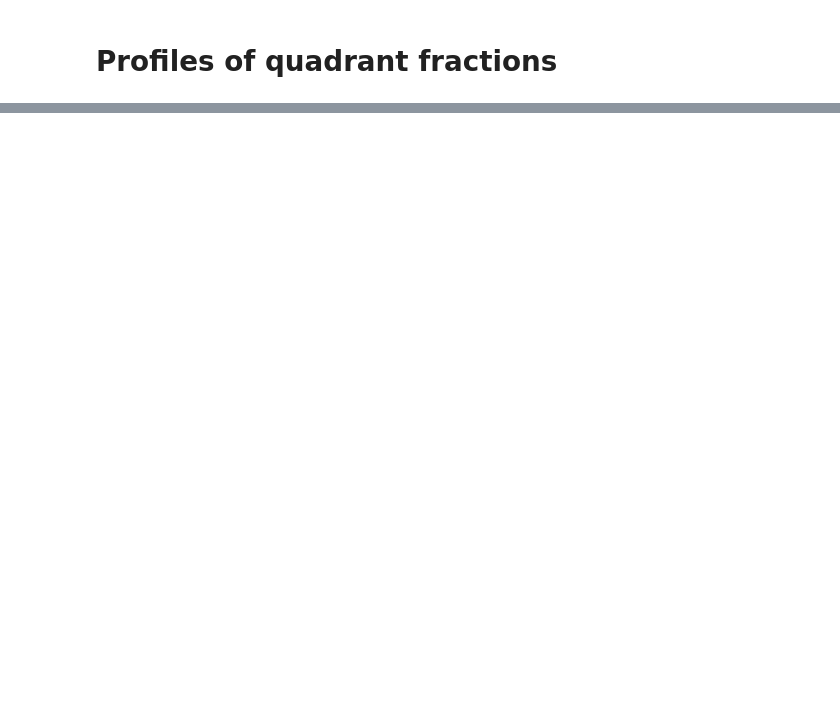
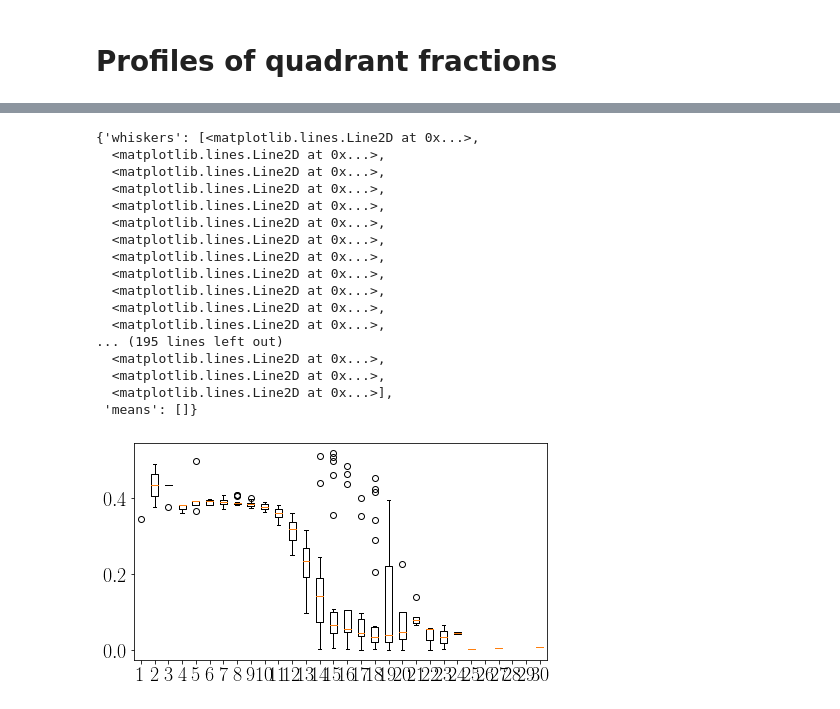
Before and after one commit to bgreene777/SBL_LES, a Jupyter notebook: ipynb/plot_quadrant.ipynb, the cells around one changed output, grey strips where cells are left out. Saved outputs shown, nothing was run; the diff lists cells and outputs as text; code cells hidden in the pictures; blank space fills up the shorter version.

```diff
--- a/ipynb/plot_quadrant.ipynb
+++ b/ipynb/plot_quadrant.ipynb
@@ -283,0 +395,8 @@ ax5[0].xaxis.set_major_locator(MultipleLocator(0.2))
+# %%
+ntot = 0
+for s in sall:
+    isbl = np.where(s.z <= s.he)[0]
+    nsbl = len(isbl)
+    ntot += nsbl
+    print(f"nsbl = {nsbl}")
+print(f"ntot = {ntot}")
@@ -283,0 +484,22 @@ ax5[0].xaxis.set_major_locator(MultipleLocator(0.2))
+# %%
+plt.subplots(1, figsize=(7.4, 4))
+plt.boxplot(Ruw_bin)
+# %% [output]
+{'whiskers': [<matplotlib.lines.Line2D at 0x...>,
+  <matplotlib.lines.Line2D at 0x...>,
+  <matplotlib.lines.Line2D at 0x...>,
+  <matplotlib.lines.Line2D at 0x...>,
+  <matplotlib.lines.Line2D at 0x...>,
+  <matplotlib.lines.Line2D at 0x...>,
+  <matplotlib.lines.Line2D at 0x...>,
+  <matplotlib.lines.Line2D at 0x...>,
+  <matplotlib.lines.Line2D at 0x...>,
+  <matplotlib.lines.Line2D at 0x...>,
+  <matplotlib.lines.Line2D at 0x...>,
+  <matplotlib.lines.Line2D at 0x...>,
+... (195 lines left out)
+  <matplotlib.lines.Line2D at 0x...>,
+  <matplotlib.lines.Line2D at 0x...>,
+  <matplotlib.lines.Line2D at 0x...>],
+ 'means': []}
+[figure, added]
```
Also changed, not shown: parts of 16 cells of this notebook.
